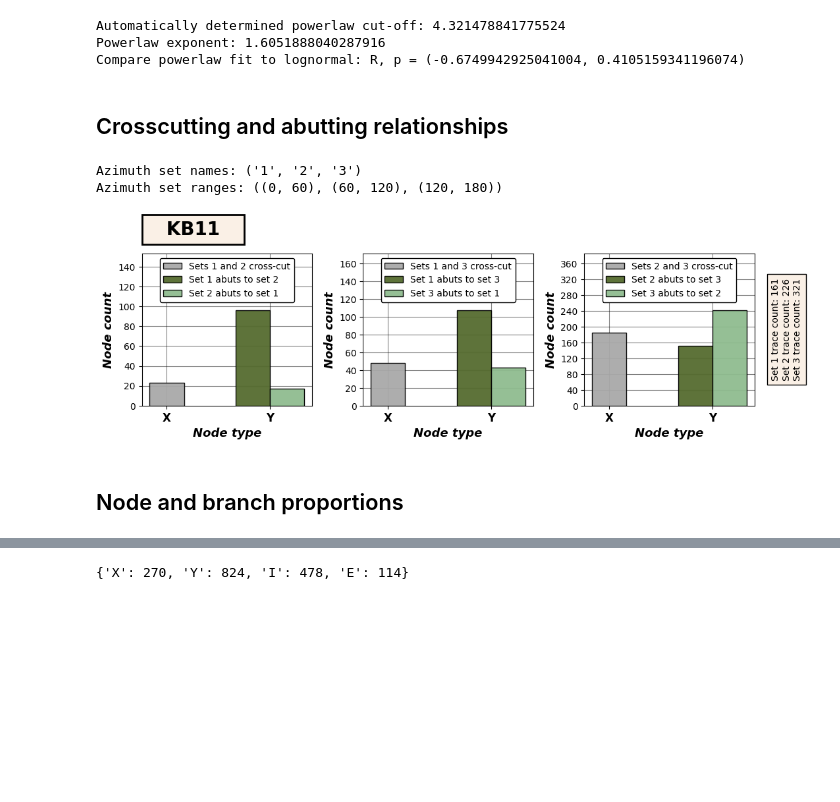
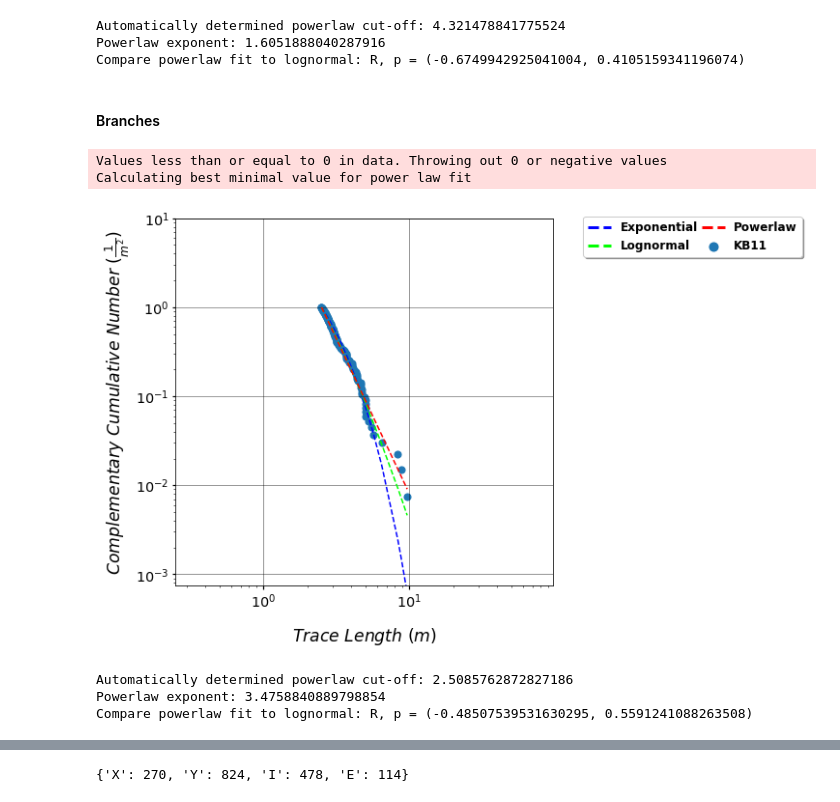
Before and after one commit to nialov/fractopo, a Jupyter notebook: docs_src/notebooks/fractopo_network_1.ipynb, the cells around one changed output, grey strips where cells are left out. Drawn from its saved outputs; the diff is of its cells as text; code cells hidden in the pictures; blank space fills up the shorter version.

```diff
--- a/docs_src/notebooks/fractopo_network_1.ipynb
+++ b/docs_src/notebooks/fractopo_network_1.ipynb
@@ -46,5 +115,13 @@ area.boundary.plot(ax=ax, color="red")
 # %%
 # Create Network and automatically determine branches and nodes
+# The Network instance is saved as kb11_network variable.
 kb11_network = Network(
-    traces, area, name=name, determine_branches_nodes=True, snap_threshold=0.001
+    traces,
+    area,
+    name=name,
+    determine_branches_nodes=True,
+    truncate_traces=True,
+    circular_target_area=True,
+    snap_threshold=0.001,
+
 )
@@ -121,19 +212,23 @@ print(
 Automatically determined powerlaw cut-off: 4.321478841775524
 Powerlaw exponent: 1.6051888040287916
 Compare powerlaw fit to lognormal: R, p = (-0.6749942925041004, 0.4105159341196074)
-# %% [markdown]
-## Crosscutting and abutting relationships
-# %%
-# Sets are defaults
-print(f"Azimuth set names: {kb11_network.azimuth_set_names}")
-print(f"Azimuth set ranges: {kb11_network.azimuth_set_ranges}")
-# %% [output]
-Azimuth set names: ('1', '2', '3')
-Azimuth set ranges: ((0, 60), (60, 120), (120, 180))
-# %%
-# Plot crosscutting and abutting relationships between azimuth sets
-figs, fig_axes = kb11_network.plot_azimuth_crosscut_abutting_relationships()
-# %% [output]
-[figure, removed]
-# %% [markdown]
-## Node and branch proportions
+# %% [markdown]
+#### Branches
+# %%
+# Length distribution of branches
+fit, fig, ax = kb11_network.plot_branch_lengths()
+# %% [output]
+Values less than or equal to 0 in data. Throwing out 0 or negative values
+Calculating best minimal value for power law fit
+[figure, added]
+# %%
+# Fit properties
+print(f"Automatically determined powerlaw cut-off: {fit.xmin}")
+print(f"Powerlaw exponent: {fit.alpha - 1}")
+print(
+    f"Compare powerlaw fit to lognormal: R, p = {fit.distribution_compare('power_law', 'lognormal')}"
+)
+# %% [output]
+Automatically determined powerlaw cut-off: 2.5085762872827186
+Powerlaw exponent: 3.4758840889798854
+Compare powerlaw fit to lognormal: R, p = (-0.48507539531630295, 0.5591241088263508)
```
Also changed, not shown: parts of 40 cells of this notebook.
